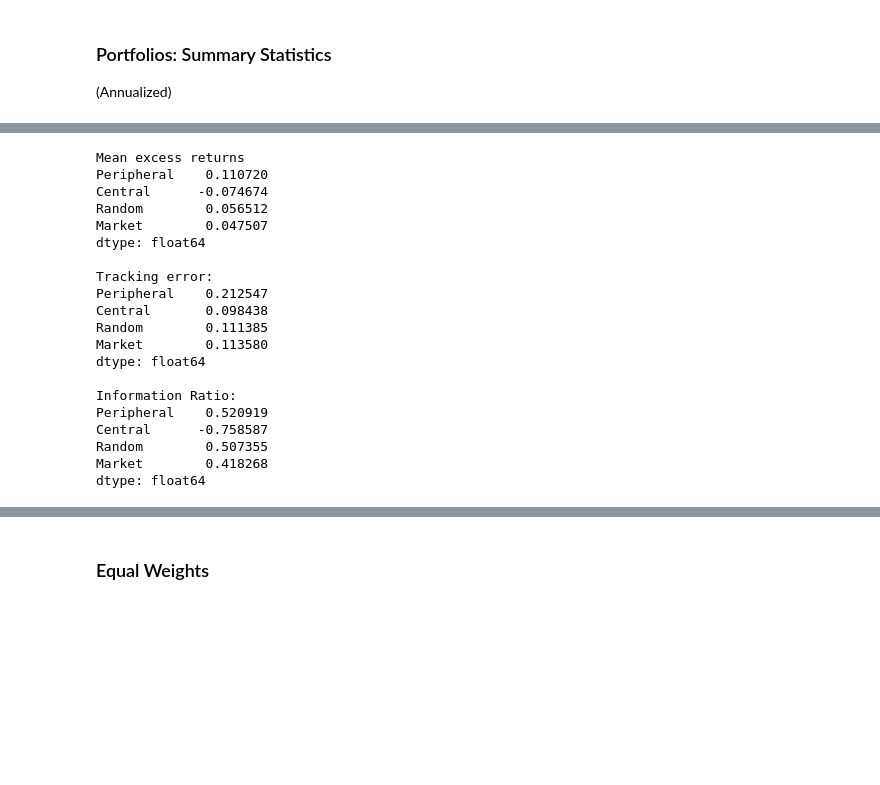
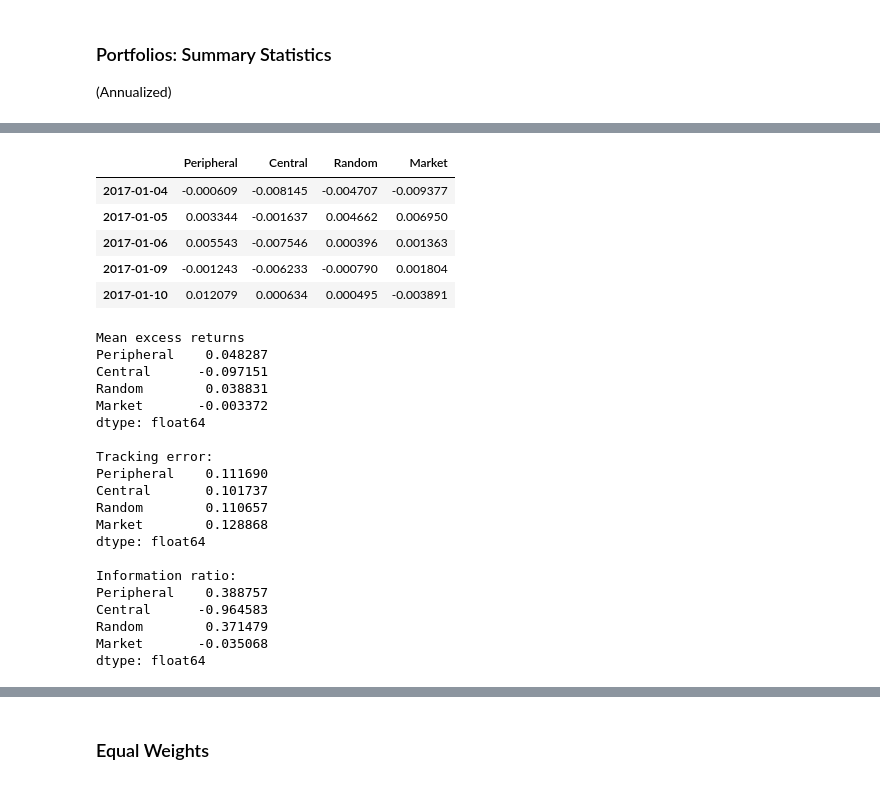
Before and after one commit to jw6602/GC-Project, a Jupyter notebook: backtest.ipynb, the cells around one changed output, grey strips where cells are left out. Cells and saved outputs as stored; diff of their text form; code cells hidden in the pictures; blank space fills up the shorter version.

```diff
--- a/backtest.ipynb
+++ b/backtest.ipynb
@@ -297,30 +326,42 @@ Stocks that left the central basket:
+# %%
+XS_returns = back_results.add(-SnP_returns, axis=0).dropna()
+XS_returns.head()
+# %% [output]
+|  | Peripheral | Central | Random | Market |
+| 2017-01-04 | -0.000609 | -0.008145 | -0.004707 | -0.009377 |
+| 2017-01-05 | 0.003344 | -0.001637 | 0.004662 | 0.006950 |
+| 2017-01-06 | 0.005543 | -0.007546 | 0.000396 | 0.001363 |
+| 2017-01-09 | -0.001243 | -0.006233 | -0.000790 | 0.001804 |
+| 2017-01-10 | 0.012079 | 0.000634 | 0.000495 | -0.003891 |
 # %%
 print('Mean excess returns')
-print(back_results.mean()*252)
+print(XS_returns.mean()*252)
 print('\nTracking error:')
-print(back_results.std() * np.sqrt(252))
-print('\nInformation Ratio:')
-print(back_results.mean()/back_results.std() * np.sqrt(252))
+print(XS_returns.std() * np.sqrt(252))
+
+# RAJ: should we take away the benchmark/riskfree return first?
+print('\nInformation ratio:')
+print(XS_returns.mean()/back_results.std() * np.sqrt(252))
 # %% [output]
 Mean excess returns
-Peripheral    0.110720
-Central      -0.074674
-Random        0.056512
-Market        0.047507
+Peripheral    0.048287
+Central      -0.097151
+Random        0.038831
+Market       -0.003372
 dtype: float64
 
 Tracking error:
-Peripheral    0.212547
-Central       0.098438
-Random        0.111385
-Market        0.113580
+Peripheral    0.111690
+Central       0.101737
+Random        0.110657
+Market        0.128868
 dtype: float64
 
-Information Ratio:
-Peripheral    0.520919
-Central      -0.758587
-Random        0.507355
-Market        0.418268
+Information ratio:
+Peripheral    0.388757
+Central      -0.964583
+Random        0.371479
+Market       -0.035068
 dtype: float64
 # %%
 markowitz_betas = compute_betas(back_results)
```
Also changed, not shown: parts of 13 cells of this notebook, 1 other file.
